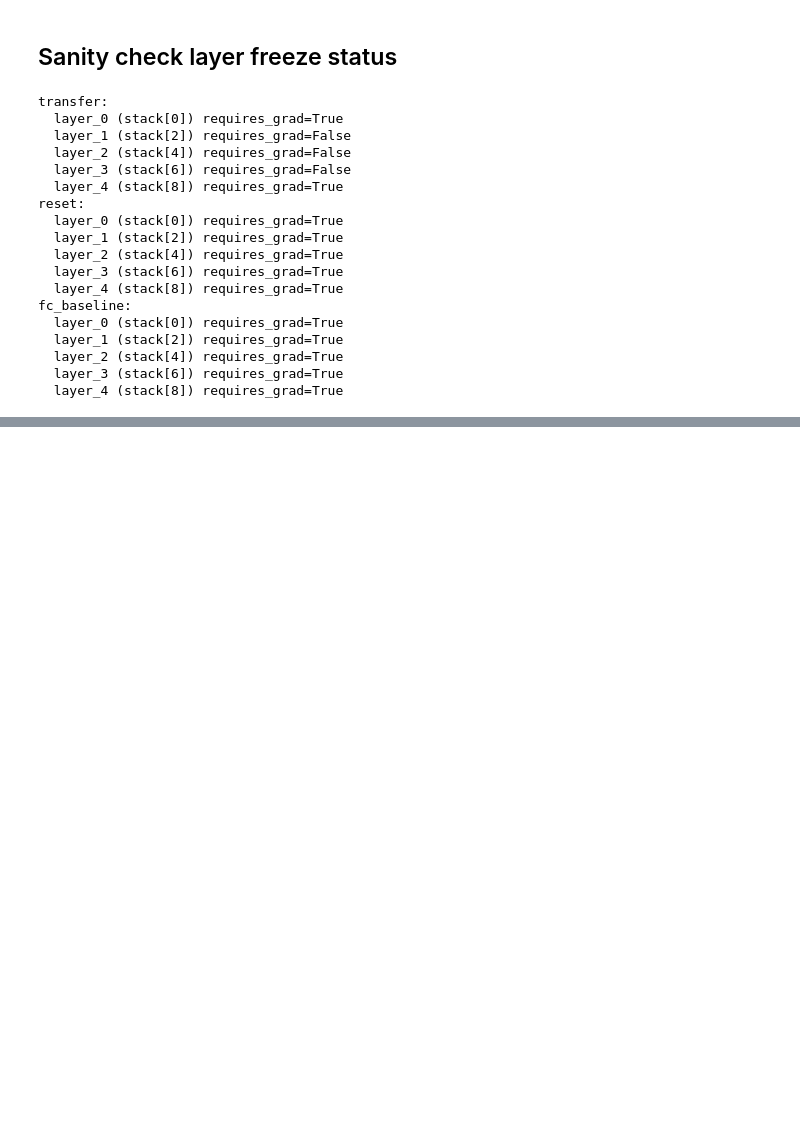
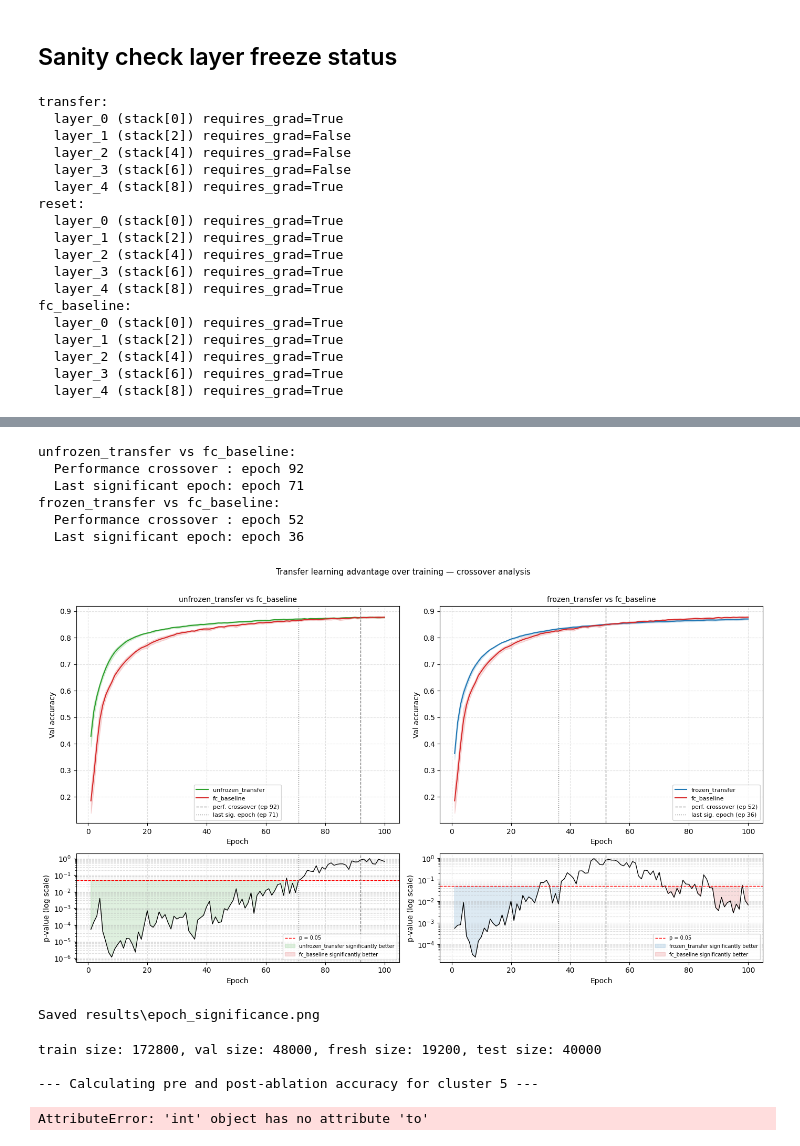
Before and after one commit to Iwe-Coumou/Project-ML, a Jupyter notebook: letters.ipynb, the cells around one changed output, grey strips where cells are left out. Cells and saved outputs as stored; diff of their text form; code cells hidden in the pictures; blank space fills up the shorter version.

```diff
--- a/letters.ipynb
+++ b/letters.ipynb
@@ -243,10 +300,22 @@ print("Results saved to results/")
+# %%
+importlib.reload(ffl)
+ffl.plot_epoch_significance(results)
+# %% [output]
+unfrozen_transfer vs fc_baseline:
+  Performance crossover : epoch 92
+  Last significant epoch: epoch 71
+frozen_transfer vs fc_baseline:
+  Performance crossover : epoch 52
+  Last significant epoch: epoch 36
+[figure, added]
+Saved results\epoch_significance.png
 # %%
 import importlib
 import setup, analysis
 importlib.reload(ffl)
 importlib.reload(analysis)
 
-_, digit_val_loader, _ = setup.get_dataloaders(batch_size=4000)
+_, digit_val_loader, _,_,_,_,_,_ = setup.get_dataloaders(batch_size=4000)
 
 digit_ablation = {}
 for cluster_id, neuron_indices in cluster_map.items():
@@ -267,3 +336,8 @@ ffl.plot_cluster_ablation_grid(
     pixel_threshold=0.3,
     device=device
 )
+# %% [output]
+train size: 172800, val size: 48000, fresh size: 19200, test size: 40000
+
+--- Calculating pre and post-ablation accuracy for cluster 5 ---
+AttributeError: 'int' object has no attribute 'to'
```
Also changed, not shown: parts of 14 cells of this notebook, 32 other files.
